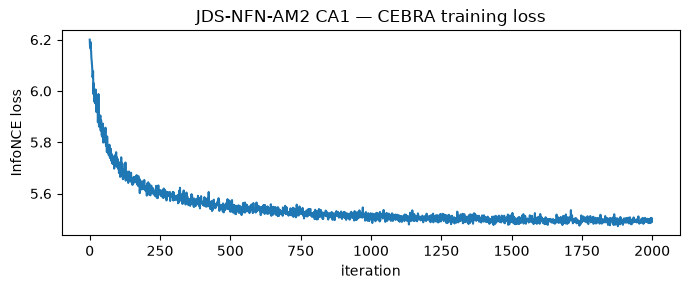
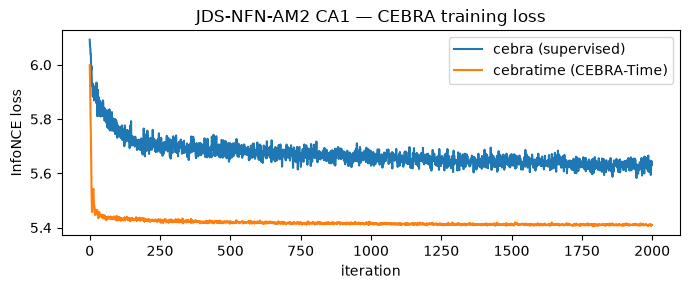
Unified diff of the notebook cell whose output changed from the first chart to the second:
--- before
+++ after
@@ -1,6 +1,10 @@
-if "cebra" in emb and "cebra_loss" in emb["cebra"].files:
-    loss = emb["cebra"]["cebra_loss"]
-    fig, ax = plt.subplots(figsize=(7, 3))
-    ax.plot(loss); ax.set_xlabel("iteration"); ax.set_ylabel("InfoNCE loss")
+fig, ax = plt.subplots(figsize=(7, 3))
+plotted = False
+for m in ("cebra", "cebratime"):
+    if m in emb and "cebra_loss" in emb[m].files:
+        ax.plot(emb[m]["cebra_loss"], label=f"{m} ({'supervised' if m=='cebra' else 'CEBRA-Time'})")
+        plotted = True
+if plotted:
+    ax.set_xlabel("iteration"); ax.set_ylabel("InfoNCE loss"); ax.legend()
     ax.set_title(f"{SUBJECT} {REGION} — CEBRA training loss")
     plt.tight_layout()

Commit: CEBRA on the 50 ms window: add unsupervised CEBRA-Time; re-run linearized 4b/6b